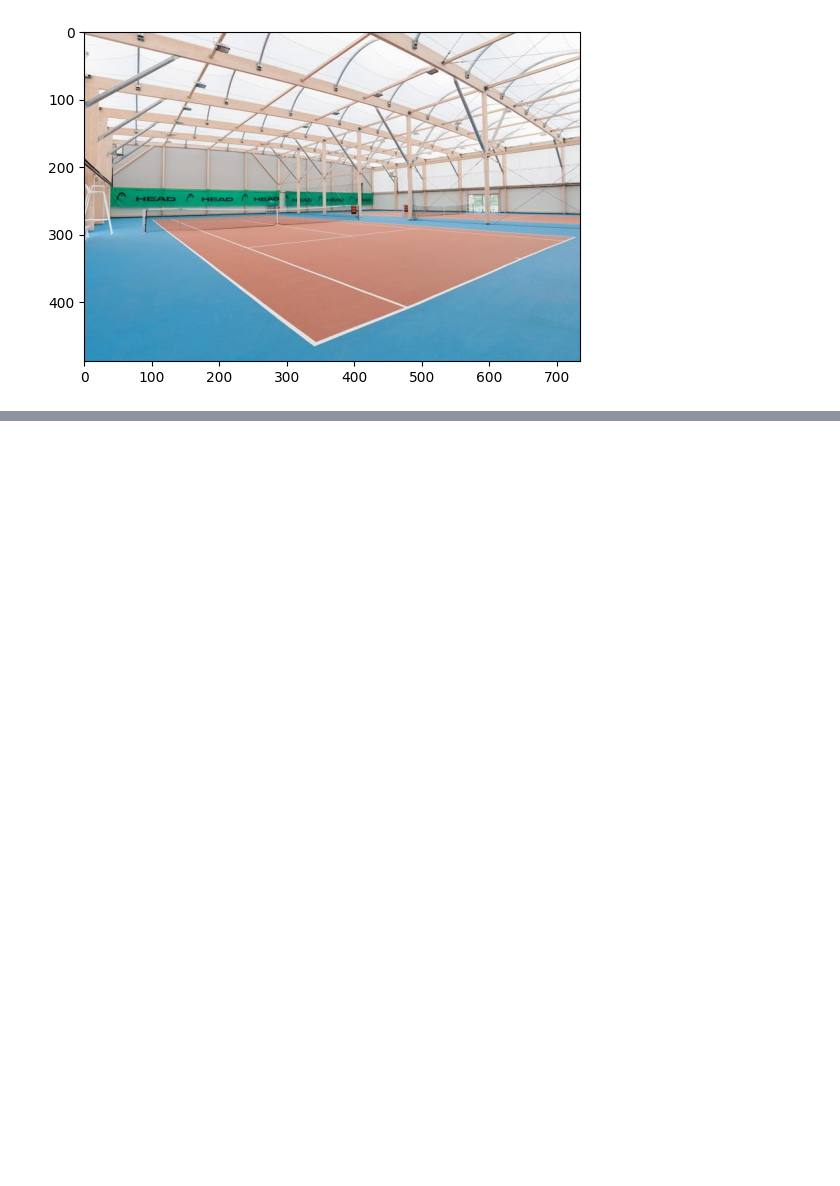
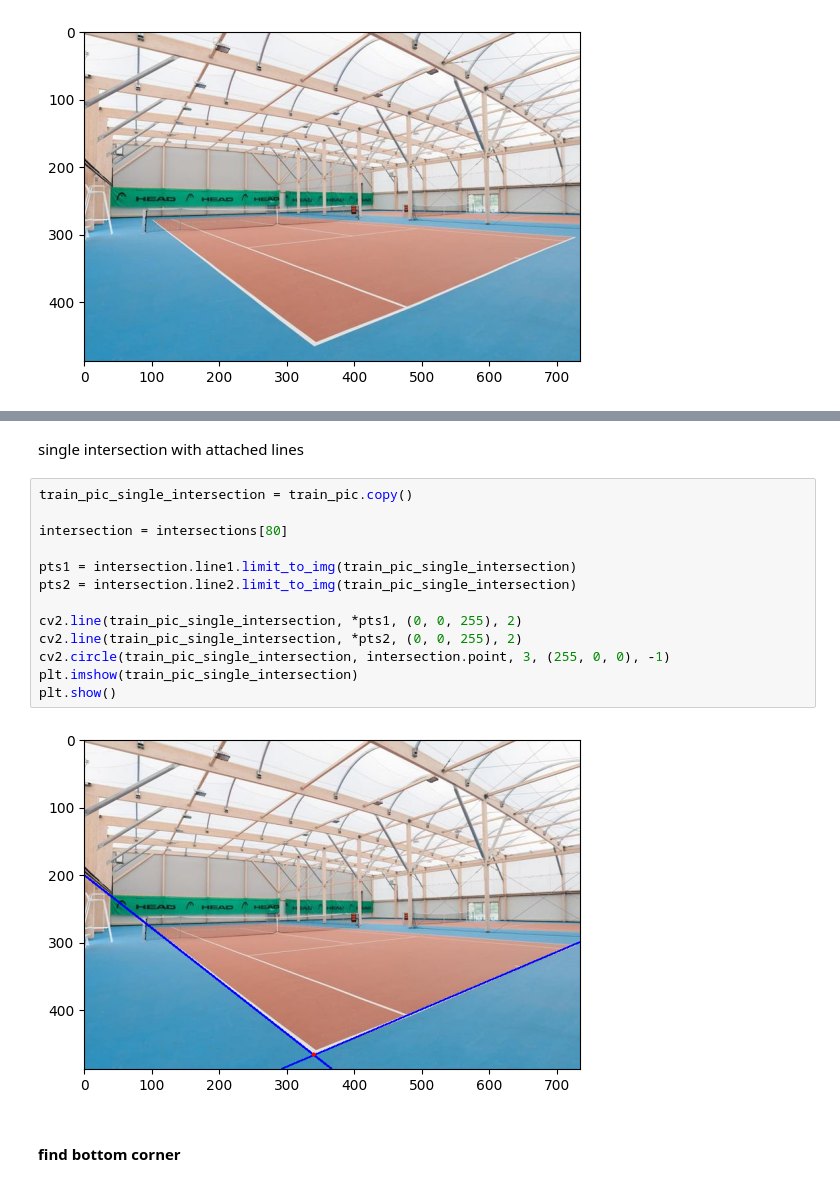
Before and after one commit to polymorvic/cv-sport-geometry, a Jupyter notebook: tennis-court-detection.ipynb, the cells around one changed output, grey strips where cells are left out. Drawn from its saved outputs; the diff is of its cells as text; blank space fills up the shorter version.

```diff
--- a/tennis-court-detection.ipynb
+++ b/tennis-court-detection.ipynb
@@ -24,0 +79,19 @@ plt.show()
+# %% [markdown]
+single intersection with attached lines
+# %%
+train_pic_single_intersection = train_pic.copy()
+
+intersection = intersections[80]
+
+pts1 = intersection.line1.limit_to_img(train_pic_single_intersection)
+pts2 = intersection.line2.limit_to_img(train_pic_single_intersection)
+
+cv2.line(train_pic_single_intersection, *pts1, (0, 0, 255), 2)
+cv2.line(train_pic_single_intersection, *pts2, (0, 0, 255), 2)
+cv2.circle(train_pic_single_intersection, intersection.point, 3, (255, 0, 0), -1)
+plt.imshow(train_pic_single_intersection)
+plt.show()
+# %% [output]
+[figure, added]
+# %% [markdown]
+#### find bottom corner
```
Also changed, not shown: parts of 16 cells of this notebook.
